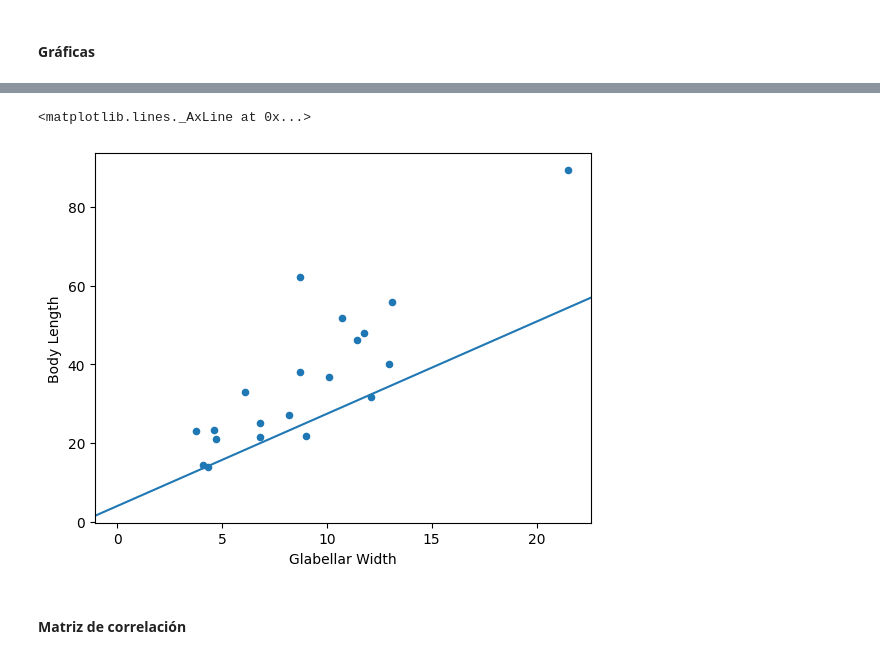
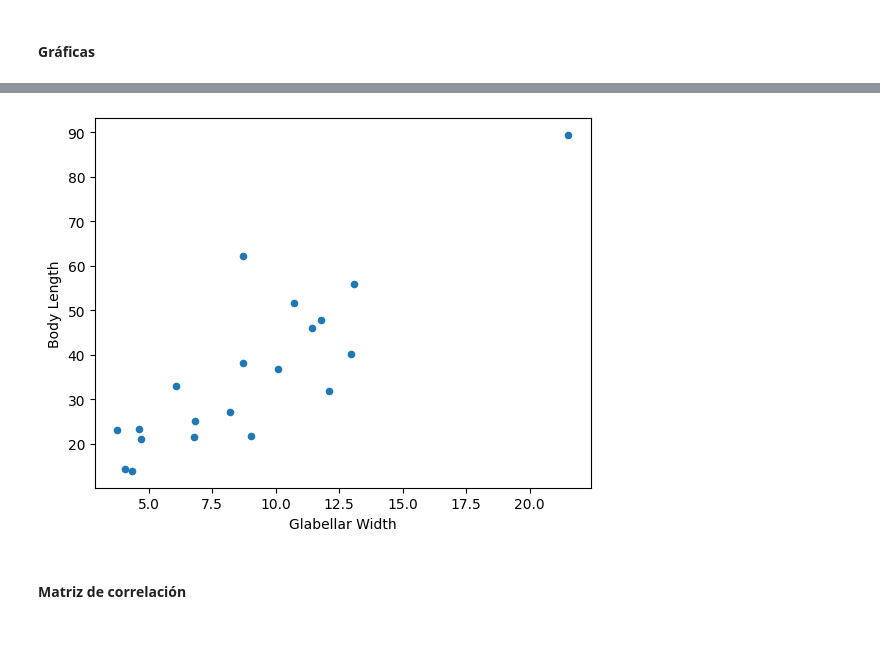
Before and after one commit to SandovalAguilar/estadistica, a Jupyter notebook: tercer_parcial/examen_notebook.ipynb, the cells around one changed output, grey strips where cells are left out. Drawn from its saved outputs; the diff is of its cells as text; code cells hidden in the pictures.

```diff
--- a/tercer_parcial/examen_notebook.ipynb
+++ b/tercer_parcial/examen_notebook.ipynb
@@ -162,9 +133,7 @@ plt.axline(xy1 = (0, p[0]), slope = p[1])
 # %%
 ax_2 = df.plot(x = 'Glabellar Width', y = 'Body Length', kind = 'scatter')
-plt.axline(xy1 = (0, p[0]), slope = p[1])
 # %% [output]
-<matplotlib.lines._AxLine at 0x...>
-[figure, old version]
+[figure, new version]
 # %% [markdown]
 #### Matriz de correlación
 # %%
```
Also changed, not shown: parts of 20 cells of this notebook.
